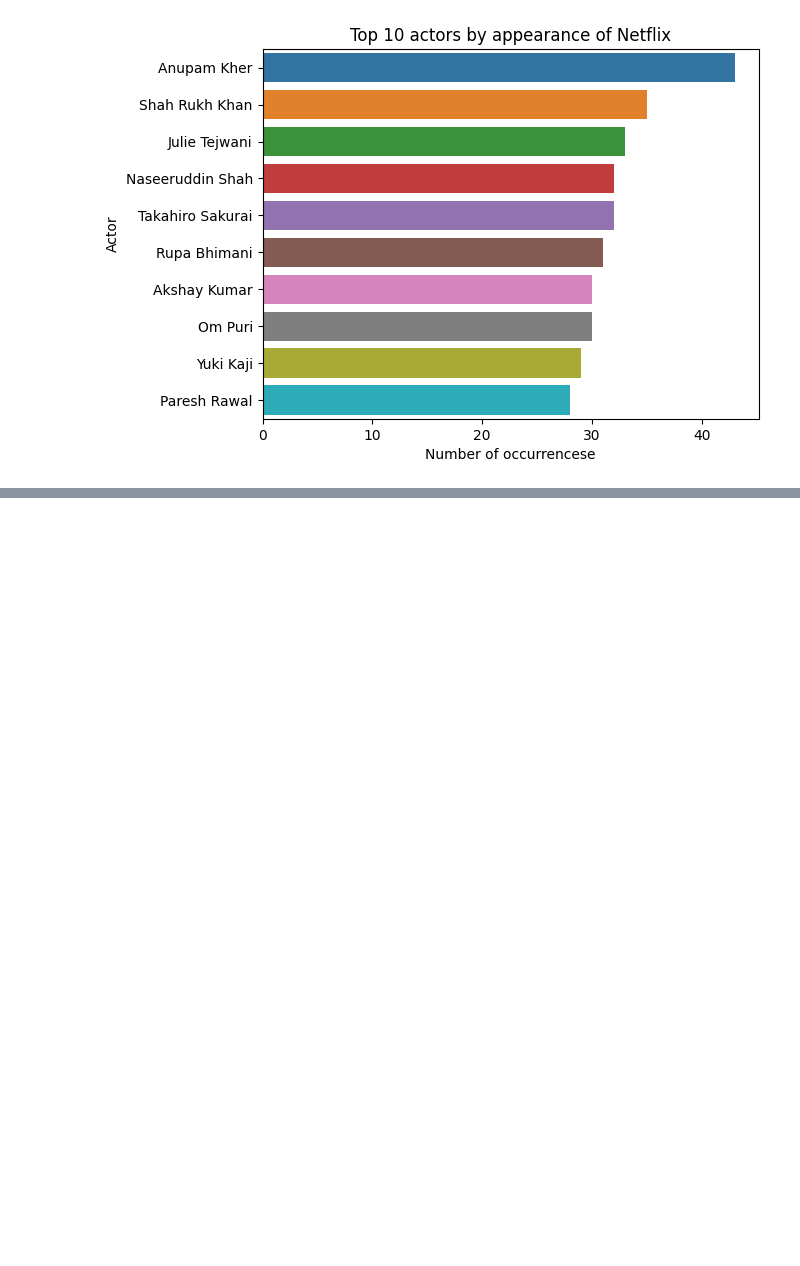
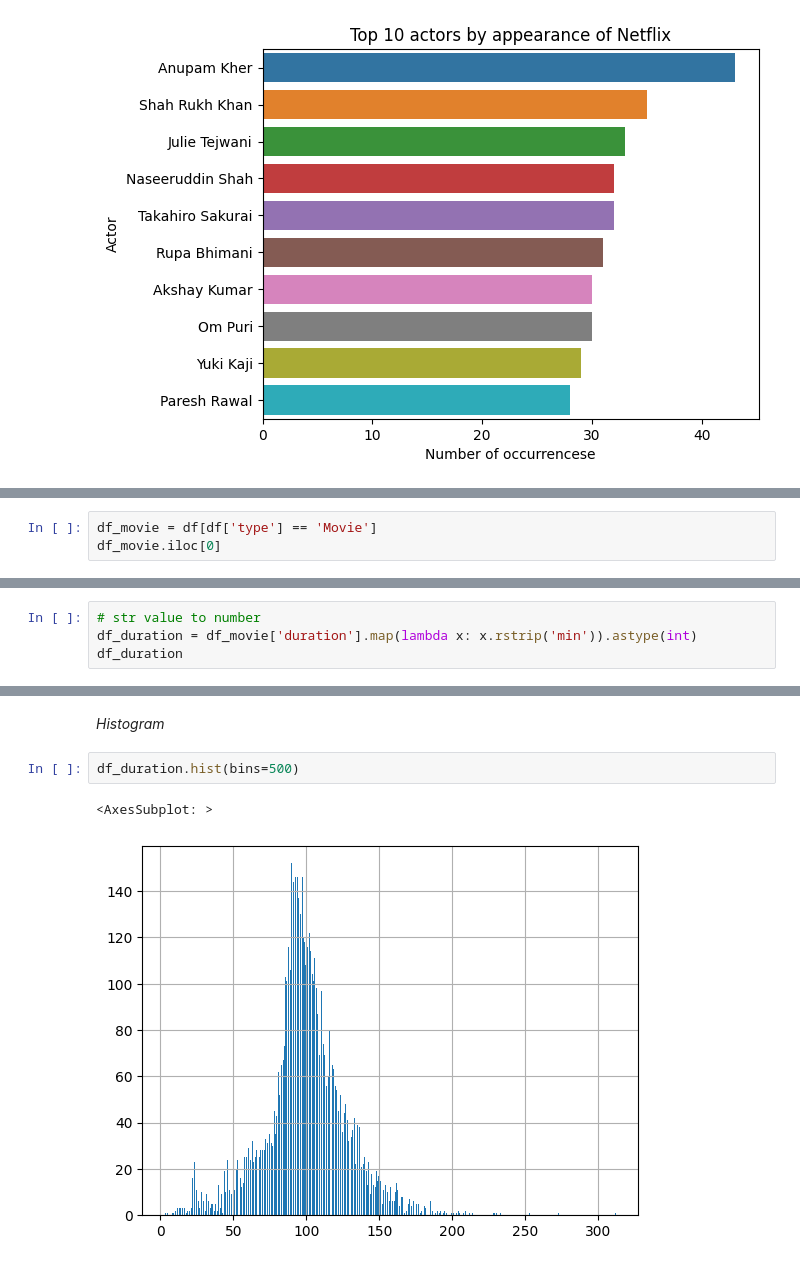
Before and after one commit to sbaglieri13/Data-Exploration-and-Preprocessing, a Jupyter notebook: Data exploration & preprocessing.ipynb, the cells around one changed output, grey strips where cells are left out. Cells and saved outputs as stored; diff of their text form; blank space fills up the shorter version.

```diff
--- a/Data exploration & preprocessing.ipynb
+++ b/Data exploration & preprocessing.ipynb
@@ -407,0 +466,3 @@ plt.show()
+# %%
+df_movie = df[df['type'] == 'Movie']
+df_movie.iloc[0]
@@ -407,0 +483,4 @@ plt.show()
+# %%
+# str value to number
+df_duration = df_movie['duration'].map(lambda x: x.rstrip('min')).astype(int)
+df_duration
@@ -407,0 +512,7 @@ plt.show()
+# %% [markdown]
+*Histogram*
+# %%
+df_duration.hist(bins=500)
+# %% [output]
+<AxesSubplot: >
+[figure, added]
```
Also changed, not shown: parts of 16 cells of this notebook.
